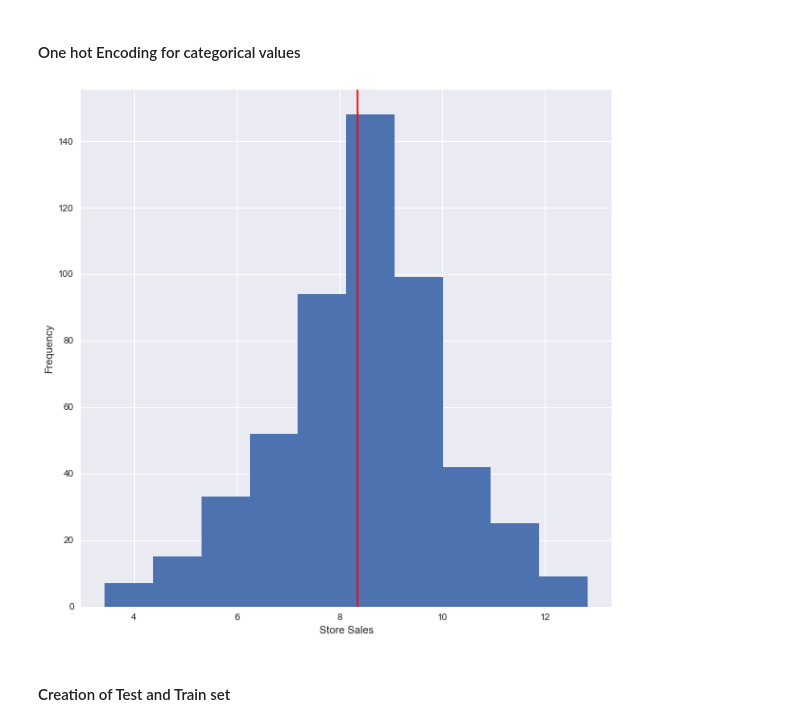
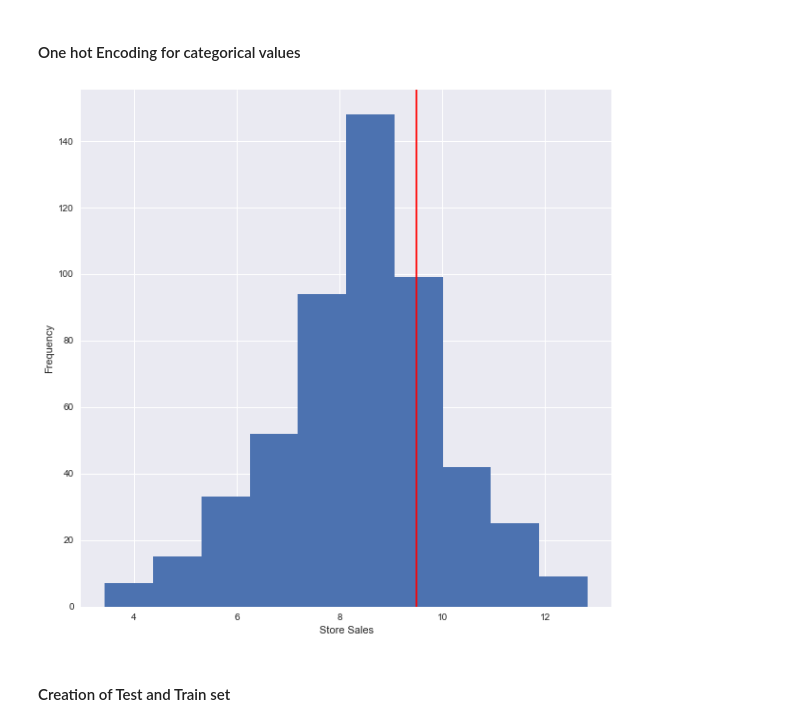
Before and after one commit to anilkumarpanda/imp_sales_forecast, a Jupyter notebook: Modelling Techniques - Total Sales Classifier.ipynb, the cells around one changed output. Saved outputs shown, nothing was run; the diff lists cells and outputs as text; code cells hidden in the pictures.

```diff
--- a/Modelling Techniques - Total Sales Classifier.ipynb
+++ b/Modelling Techniques - Total Sales Classifier.ipynb
@@ -145,11 +145,11 @@ X = sales_surrounding_pdf_ohe.drop([y_column,'store_code'],axis=1)
 # %%
 y.plot(kind='hist',subplots=True,fontsize=10,figsize=(10,10),grid=True,)
 # y_test.hist(bins=20,figsize=(10,10))
-pyplot.axvline(x=8.35,color='red')
+pyplot.axvline(x=9.5,color='red')
 pyplot.xlabel("Store Sales")
 pyplot.show()
 # %% [output]
-[figure, old version]
+[figure, new version]
 # %% [markdown]
 #### Creation of Test and Train set
 # %%
```
Also changed, not shown: parts of 27 cells of this notebook, 1 other file.
